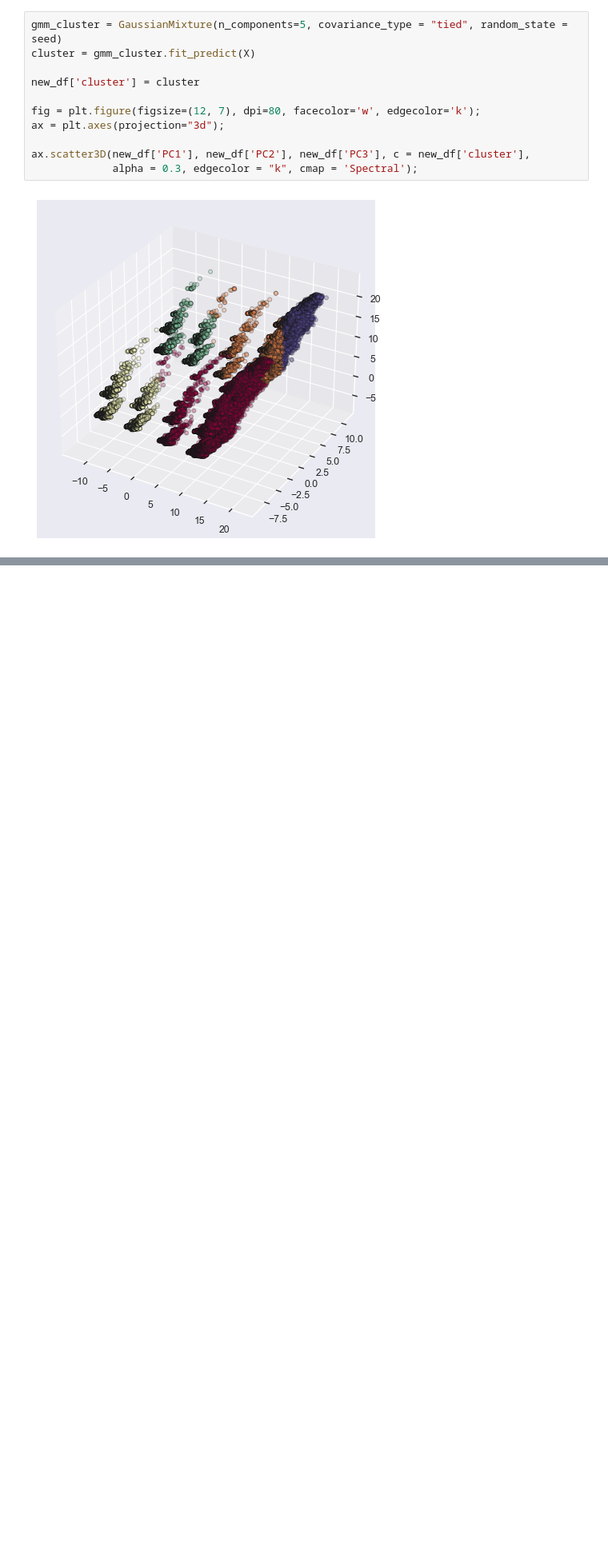
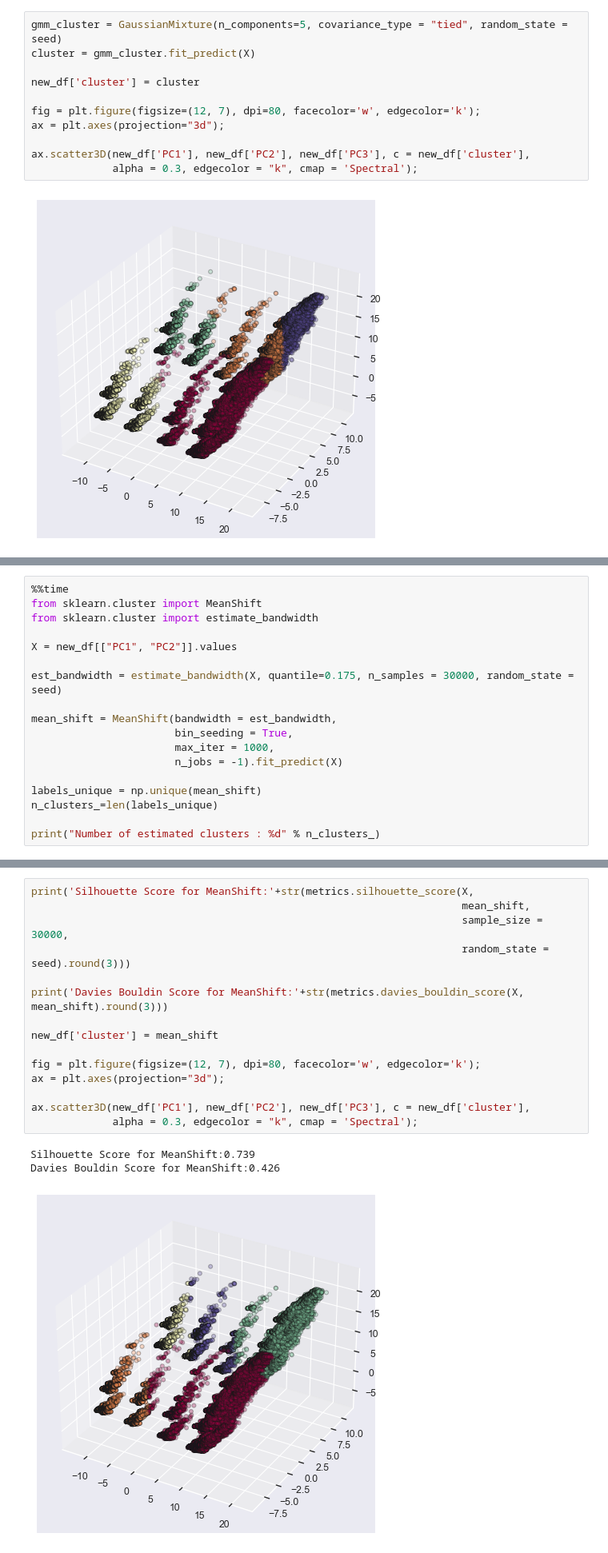
Before and after one commit to cemreaka/Customer-Segmentation-Project, a Jupyter notebook: model_practice/model.ipynb, the cells around one changed output, grey strips where cells are left out. Shown at 80% size. Cells and saved outputs as stored; diff of their text form; blank space fills up the shorter version.

```diff
--- a/model_practice/model.ipynb
+++ b/model_practice/model.ipynb
@@ -610,0 +627,18 @@ ax.scatter3D(new_df['PC1'], new_df['PC2'], new_df['PC3'], c = new_df['cluster'],
+# %%
+%%time
+from sklearn.cluster import MeanShift
+from sklearn.cluster import estimate_bandwidth
+
+X = new_df[["PC1", "PC2"]].values
+
+est_bandwidth = estimate_bandwidth(X, quantile=0.175, n_samples = 30000, random_state = seed)
+
+mean_shift = MeanShift(bandwidth = est_bandwidth,
+                       bin_seeding = True,
+                       max_iter = 1000,
+                       n_jobs = -1).fit_predict(X)
+
+labels_unique = np.unique(mean_shift)
+n_clusters_=len(labels_unique)
+
+print("Number of estimated clusters : %d" % n_clusters_)
@@ -610,0 +648,19 @@ ax.scatter3D(new_df['PC1'], new_df['PC2'], new_df['PC3'], c = new_df['cluster'],
+# %%
+print('Silhouette Score for MeanShift:'+str(metrics.silhouette_score(X,
+                                                                     mean_shift,
+                                                                     sample_size = 30000,
+                                                                     random_state = seed).round(3)))
+
+print('Davies Bouldin Score for MeanShift:'+str(metrics.davies_bouldin_score(X, mean_shift).round(3)))
+
+new_df['cluster'] = mean_shift
+
+fig = plt.figure(figsize=(12, 7), dpi=80, facecolor='w', edgecolor='k');
+ax = plt.axes(projection="3d");
+
+ax.scatter3D(new_df['PC1'], new_df['PC2'], new_df['PC3'], c = new_df['cluster'],
+             alpha = 0.3, edgecolor = "k", cmap = 'Spectral');
+# %% [output]
+Silhouette Score for MeanShift:0.739
+Davies Bouldin Score for MeanShift:0.426
+[figure, added]
```
Also changed, not shown: parts of 3 cells of this notebook.
